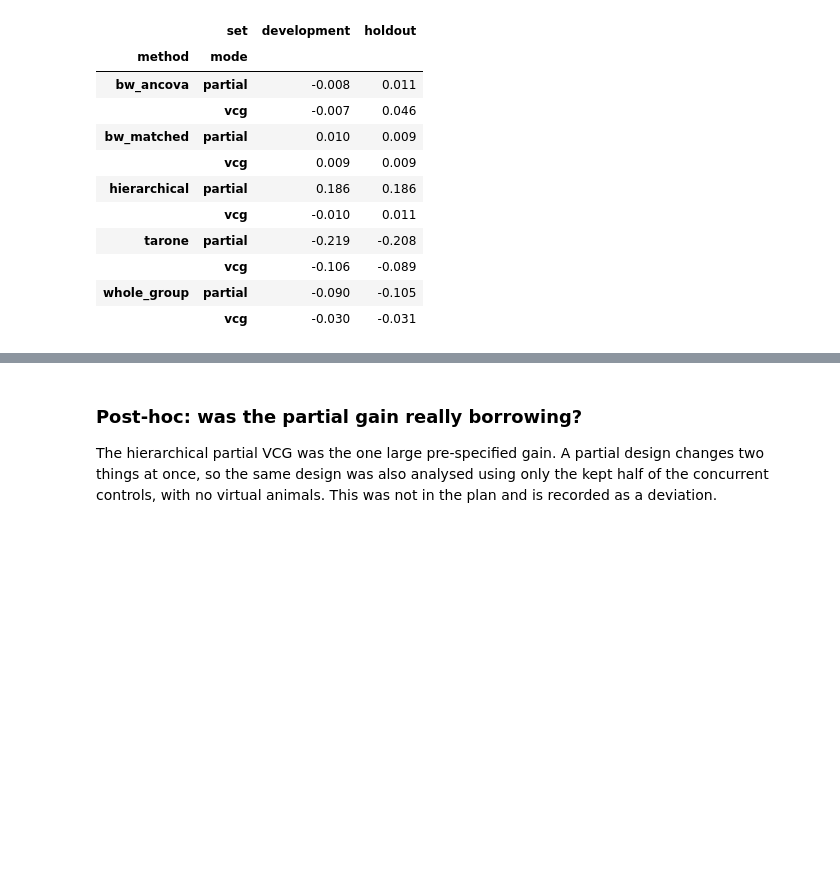
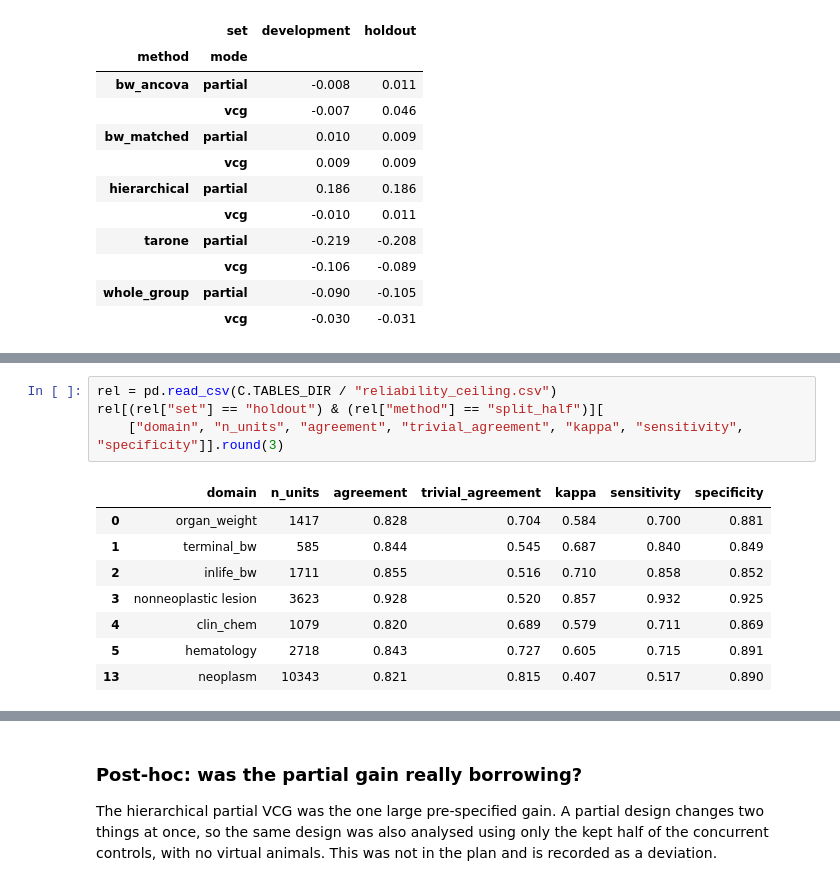
Before and after one commit to Jkovv/virtual-control-groups-ntp, a Jupyter notebook: notebooks/walkthrough.ipynb, the cells around one changed output, grey strips where cells are left out. Saved outputs shown, nothing was run; the diff lists cells and outputs as text; blank space fills up the shorter version.

```diff
--- a/notebooks/walkthrough.ipynb
+++ b/notebooks/walkthrough.ipynb
@@ -441,0 +448,13 @@ vs[vs["domain"] == "all"].pivot_table(index=["method", "mode"], columns="set",
+# %%
+rel = pd.read_csv(C.TABLES_DIR / "reliability_ceiling.csv")
+rel[(rel["set"] == "holdout") & (rel["method"] == "split_half")][
+    ["domain", "n_units", "agreement", "trivial_agreement", "kappa", "sensitivity", "specificity"]].round(3)
+# %% [output]
+|  | domain | n_units | agreement | trivial_agreement | kappa | sensitivity | specificity |
+| 0 | organ_weight | 1417 | 0.828 | 0.704 | 0.584 | 0.700 | 0.881 |
+| 1 | terminal_bw | 585 | 0.844 | 0.545 | 0.687 | 0.840 | 0.849 |
+| 2 | inlife_bw | 1711 | 0.855 | 0.516 | 0.710 | 0.858 | 0.852 |
+| 3 | nonneoplastic lesion | 3623 | 0.928 | 0.520 | 0.857 | 0.932 | 0.925 |
+| 4 | clin_chem | 1079 | 0.820 | 0.689 | 0.579 | 0.711 | 0.869 |
+| 5 | hematology | 2718 | 0.843 | 0.727 | 0.605 | 0.715 | 0.891 |
+| 13 | neoplasm | 10343 | 0.821 | 0.815 | 0.407 | 0.517 | 0.890 |
```
Also changed, not shown: parts of 7 cells of this notebook.
